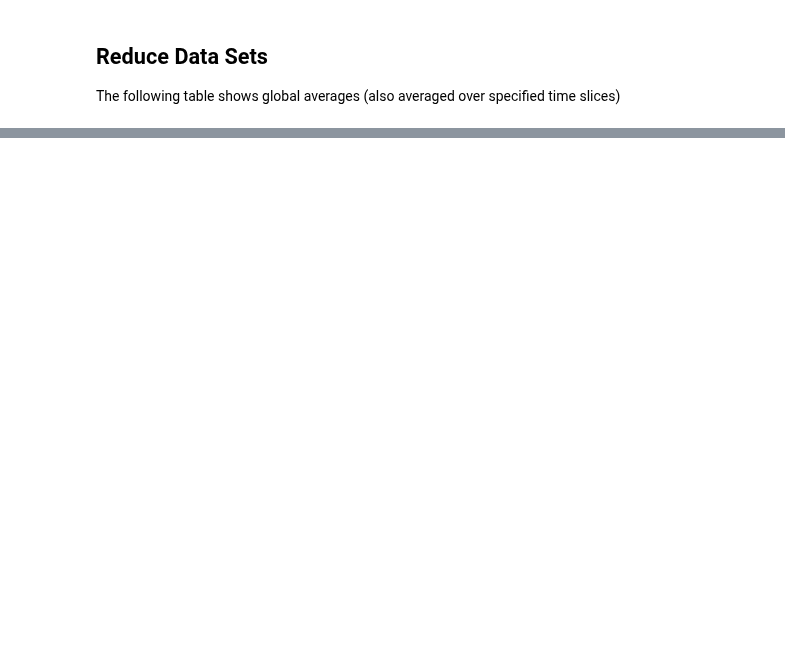
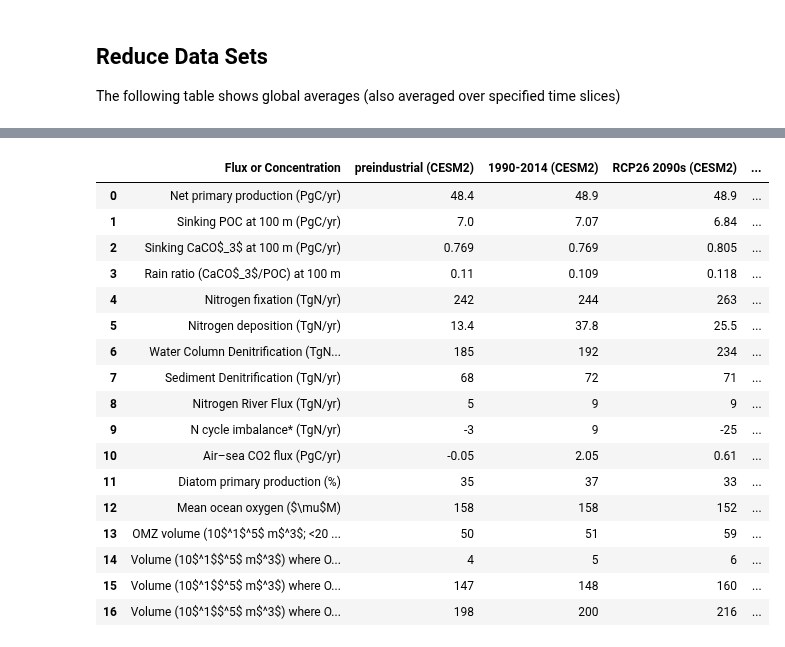
Before and after one commit to marbl-ecosys/cesm2-marbl, a Jupyter notebook: notebooks/Global Flux Table.ipynb, the cells around one changed output, grey strips where cells are left out. Cells and saved outputs as stored; diff of their text form; code cells hidden in the pictures; blank space fills up the shorter version.

Commit message:
Rerun to regen table with new rows

```diff
--- a/notebooks/Global Flux Table.ipynb
+++ b/notebooks/Global Flux Table.ipynb
@@ -434,3 +470,6 @@ for variable in all_data:
         print(f'   ... computing for {exp}')
         glb_avgs[exp]['time_bound'] = all_data[variable][exp]['time_bound']
         ann_avg[variable][exp] = esmlab.resample(glb_avgs[exp], freq='ann')
+
+if 'O2' in new_units:
+    new_units['O2_orig'] = new_units['O2'].copy()
@@ -485,12 +542,13 @@ NPP_key = f'Net primary production ({PgC_per_year})'
 NPP_diat_key = f'Diatom primary production (%)'
 Nfix_key = f'Nitrogen fixation ({TgN_per_year})'
 Ndep_key = f'Nitrogen deposition ({TgN_per_year})'
-denitrif_key = f'Denitrification ({TgN_per_year})'
-more_denitrif_key = f'SedDenitrif, DON_RIV_FLUX, DONr_RIV_FLUX ({TgN_per_year})'
+denitrif_key = f'Water Column Denitrification ({TgN_per_year})'
+denitrif2_key = f'Sediment Denitrification ({TgN_per_year})'
+rivflux_key = f'Nitrogen River Flux ({TgN_per_year})'
 Ncycle_key = f'N cycle imbalance* ({TgN_per_year})'
 CO2_key = f'Air–sea CO2 flux ({PgC_per_year})'
 O2_key = f'Mean ocean oxygen ($\mu$M)'
-OMZ_key = f'OMZ volume (10$^{15}$ m$^3$; <20 $\mu$M)'
+OMZ_key = f'OMZ volume (10$^1$^5$ m$^3$; <20 $\mu$M)'
 O2_vol_keys = dict()
 for thres in [5, 60, 80]:
     O2_vol_keys[thres] = f'Volume (10$^1$$^5$ m$^3$) where O$_2$ <{thres} $\mu$M)'
@@ -505,7 +563,8 @@ rounding[NPP_diat_key] = 0
 rounding[Nfix_key] = 0
 rounding[Ndep_key] = 1
 rounding[denitrif_key] = 0
-rounding[more_denitrif_key] = 0
+rounding[denitrif2_key] = 0
+rounding[rivflux_key] = 0
 rounding[Ncycle_key] = 0
 rounding[CO2_key] = 2
 rounding[O2_key] = 0
@@ -551,13 +610,15 @@ for exp in experiments:
     diagnostic_values[exp][Ndep_key] = (get_time_and_ensemble_mean('NOx_FLUX', ann_avg, exp, new_units, final_units) +
                                         get_time_and_ensemble_mean('NHy_FLUX', ann_avg, exp, new_units, final_units))
 
-    print(f'Computing Denitrif for {exp}')
+    print(f'Computing Water Column Denitrif for {exp}')
     diagnostic_values[exp][denitrif_key] = get_time_and_ensemble_mean('DENITRIF', ann_avg, exp, new_units, final_units)
 
-    print(f'Computing Sediment Denitrif and River Fluxes for {exp}')
-    diagnostic_values[exp][more_denitrif_key] = (get_time_and_ensemble_mean('SedDenitrif', ann_avg, exp, new_units, final_units) +
-                                                 get_time_and_ensemble_mean('DON_RIV_FLUX', ann_avg, exp, new_units, final_units) +
-                                                 get_time_and_ensemble_mean('DONr_RIV_FLUX', ann_avg, exp, new_units, final_units))
+    print(f'Computing Sediment Denitrif for {exp}')
+    diagnostic_values[exp][denitrif2_key] = get_time_and_ensemble_mean('SedDenitrif', ann_avg, exp, new_units, final_units)
+
+    print(f'Computing Nitrogen River Flux for {exp}')
+    diagnostic_values[exp][rivflux_key] = (get_time_and_ensemble_mean('DON_RIV_FLUX', ann_avg, exp, new_units, final_units) +
+                                           get_time_and_ensemble_mean('DONr_RIV_FLUX', ann_avg, exp, new_units, final_units))
 
     print(f'Computing Nitrogen Cycle imbalance for {exp}')
     table_key = 'N cycle imbalance* (TgN yr$^{-1}$)'
@@ -567,7 +628,8 @@ for exp in experiments:
                                               diagnostic_values[exp][denitrif_key])
         try:
             diagnostic_values[exp][Ncycle_key] = (diagnostic_values[exp][Ncycle_key] -
-                                                  diagnostic_values[exp][more_denitrif_key])
+                                                  diagnostic_values[exp][denitrif2_key] -
+                                                  diagnostic_values[exp][rivflux_key])
         except:
             print(f'   * No additional denitrification terms for {exp}')
             pass
@@ -580,7 +642,7 @@ for exp in experiments:
     # Update O2 units to account for fact that we are dividing my total volume
     print(f'Computing O2 concentration for {exp}')
     try:
-        new_units['O2'][exp] = new_units['O2'][exp] / integral_units["volume"][vol_exp]
+        new_units['O2'][exp] = new_units['O2_orig'][exp] / integral_units["volume"][vol_exp]
         diagnostic_values[exp][O2_key] = get_time_and_ensemble_mean('O2', ann_avg, exp, new_units, final_units)/(total_volume[vol_exp])
     except:
         print(f'   * Can not compute O2 concentration for {exp}')
@@ -670,24 +773,44 @@ pd.DataFrame(make_table(diagnostic_columns, test_exps))
 # %%
 # Updated table for our paper
 rounding[CO2_key] = 2
 rounding[NPP_key] = 1
 
 test_exps = ['cesm2_PI', 'cesm2_hist', 'cesm2_SSP1-2.6', 'cesm2_SSP2-4.5', 'cesm2_SSP3-7.0', 'cesm2_SSP5-8.5']
 diagnostic_columns = [NPP_key,
                       POC_key,
                       CaCO3_key,
                       rain_key,
                       Nfix_key,
                       Ndep_key,
                       denitrif_key,
-                      more_denitrif_key,
+                      denitrif2_key,
+                      rivflux_key,
                       Ncycle_key,
                       CO2_key,
                       NPP_diat_key,
                       O2_key,
                       OMZ_key,
                       O2_vol_keys[5],
                       O2_vol_keys[60],
                       O2_vol_keys[80]
                      ]
 pd.DataFrame(make_table(diagnostic_columns, test_exps))
+# %% [output]
+|  | Flux or Concentration | preindustrial (CESM2) | 1990-2014 (CESM2) | RCP26 2090s (CESM2) | ... |
+| 0 | Net primary production (PgC/yr) | 48.4 | 48.9 | 48.9 | ... |
+| 1 | Sinking POC at 100 m (PgC/yr) | 7.0 | 7.07 | 6.84 | ... |
+| 2 | Sinking CaCO$_3$ at 100 m (PgC/yr) | 0.769 | 0.769 | 0.805 | ... |
+| 3 | Rain ratio (CaCO$_3$/POC) at 100 m | 0.11 | 0.109 | 0.118 | ... |
+| 4 | Nitrogen fixation (TgN/yr) | 242 | 244 | 263 | ... |
+| 5 | Nitrogen deposition (TgN/yr) | 13.4 | 37.8 | 25.5 | ... |
+| 6 | Water Column Denitrification (TgN... | 185 | 192 | 234 | ... |
+| 7 | Sediment Denitrification (TgN/yr) | 68 | 72 | 71 | ... |
+| 8 | Nitrogen River Flux (TgN/yr) | 5 | 9 | 9 | ... |
+| 9 | N cycle imbalance* (TgN/yr) | -3 | 9 | -25 | ... |
+| 10 | Air–sea CO2 flux (PgC/yr) | -0.05 | 2.05 | 0.61 | ... |
+| 11 | Diatom primary production (%) | 35 | 37 | 33 | ... |
+| 12 | Mean ocean oxygen ($\mu$M) | 158 | 158 | 152 | ... |
+| 13 | OMZ volume (10$^1$^5$ m$^3$; <20 ... | 50 | 51 | 59 | ... |
+| 14 | Volume (10$^1$$^5$ m$^3$) where O... | 4 | 5 | 6 | ... |
+| 15 | Volume (10$^1$$^5$ m$^3$) where O... | 147 | 148 | 160 | ... |
+| 16 | Volume (10$^1$$^5$ m$^3$) where O... | 198 | 200 | 216 | ... |
```
Also changed, not shown: parts of 10 cells of this notebook.
